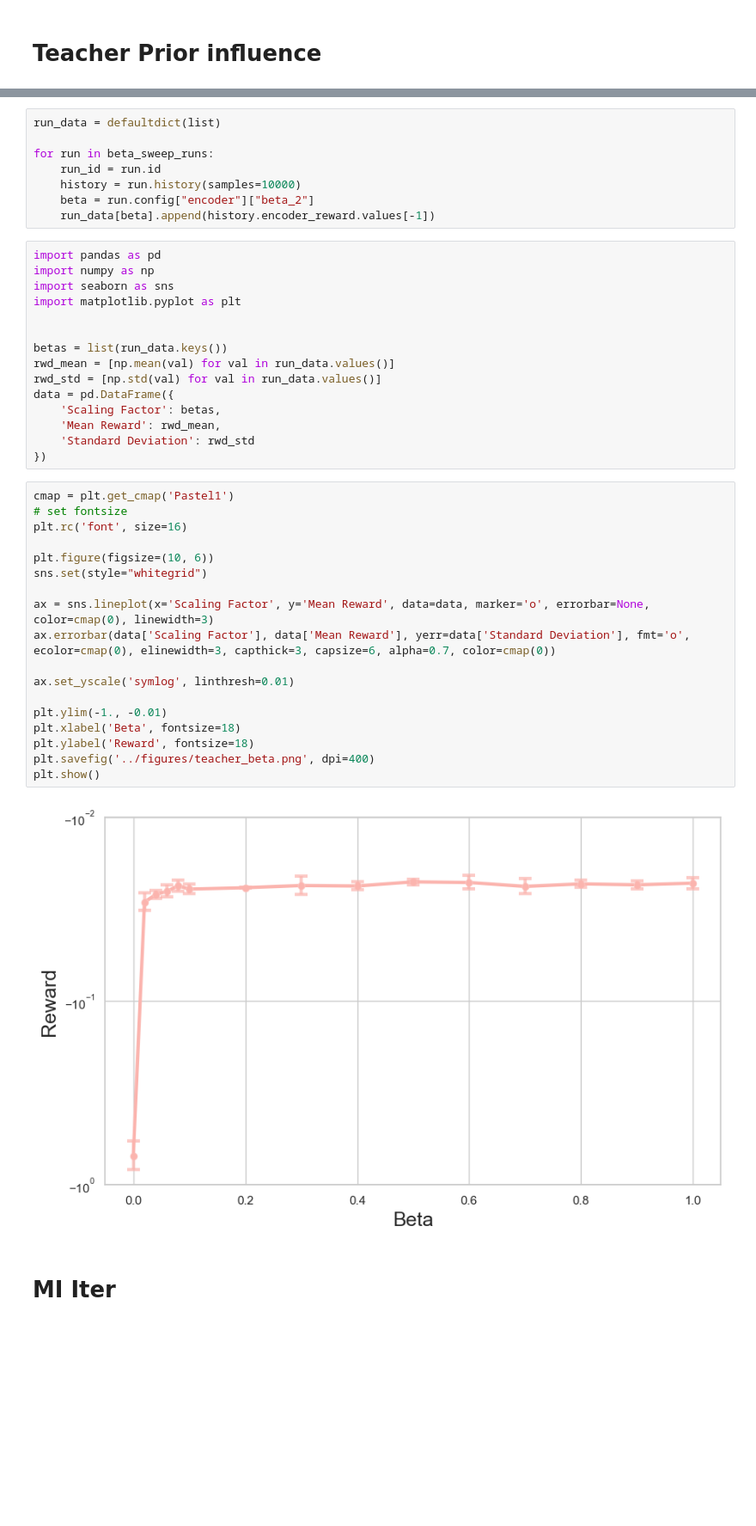
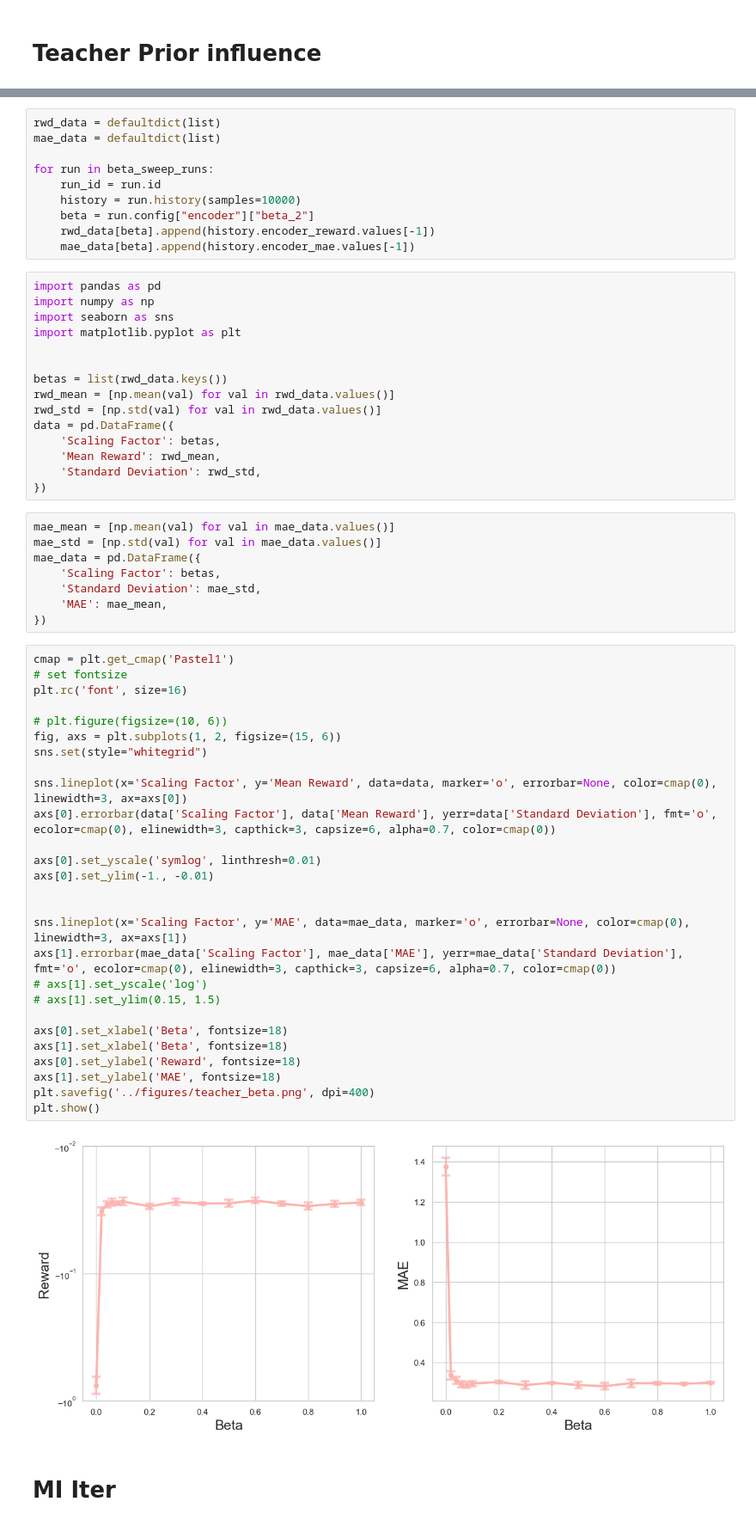
Before and after one commit to KilianFt/LIFT, a Jupyter notebook: notebooks/wandb_results_plots.ipynb, the cells around one changed output, grey strips where cells are left out. Shown at 86% size. Drawn from its saved outputs; the diff is of its cells as text; blank space fills up the shorter version.

```diff
--- a/notebooks/wandb_results_plots.ipynb
+++ b/notebooks/wandb_results_plots.ipynb
@@ -17,13 +17,15 @@ print(f"Found {len(beta_sweep_runs)} runs with the tag 'beta_sweep'.")
 # %% [output]
 Found 60 runs with the tag 'beta_sweep'.
 # %%
-run_data = defaultdict(list)
+rwd_data = defaultdict(list)
+mae_data = defaultdict(list)
 
 for run in beta_sweep_runs:
     run_id = run.id
     history = run.history(samples=10000)
     beta = run.config["encoder"]["beta_2"]
-    run_data[beta].append(history.encoder_reward.values[-1])
+    rwd_data[beta].append(history.encoder_reward.values[-1])
+    mae_data[beta].append(history.encoder_mae.values[-1])
 # %%
 import pandas as pd
 import numpy as np
@@ -31,34 +33,51 @@ import seaborn as sns
 import matplotlib.pyplot as plt
 
 
-betas = list(run_data.keys())
-rwd_mean = [np.mean(val) for val in run_data.values()]
-rwd_std = [np.std(val) for val in run_data.values()]
+betas = list(rwd_data.keys())
+rwd_mean = [np.mean(val) for val in rwd_data.values()]
+rwd_std = [np.std(val) for val in rwd_data.values()]
 data = pd.DataFrame({
     'Scaling Factor': betas,
     'Mean Reward': rwd_mean,
-    'Standard Deviation': rwd_std
+    'Standard Deviation': rwd_std,
 })
+# %%
+mae_mean = [np.mean(val) for val in mae_data.values()]
+mae_std = [np.std(val) for val in mae_data.values()]
+mae_data = pd.DataFrame({
+    'Scaling Factor': betas,
+    'Standard Deviation': mae_std,
+    'MAE': mae_mean,
+})
 # %%
 cmap = plt.get_cmap('Pastel1')
 # set fontsize
 plt.rc('font', size=16)
 
-plt.figure(figsize=(10, 6))
+# plt.figure(figsize=(10, 6))
+fig, axs = plt.subplots(1, 2, figsize=(15, 6))
 sns.set(style="whitegrid")
 
-ax = sns.lineplot(x='Scaling Factor', y='Mean Reward', data=data, marker='o', errorbar=None, color=cmap(0), linewidth=3)
-ax.errorbar(data['Scaling Factor'], data['Mean Reward'], yerr=data['Standard Deviation'], fmt='o', ecolor=cmap(0), elinewidth=3, capthick=3, capsize=6, alpha=0.7, color=cmap(0))
+sns.lineplot(x='Scaling Factor', y='Mean Reward', data=data, marker='o', errorbar=None, color=cmap(0), linewidth=3, ax=axs[0])
+axs[0].errorbar(data['Scaling Factor'], data['Mean Reward'], yerr=data['Standard Deviation'], fmt='o', ecolor=cmap(0), elinewidth=3, capthick=3, capsize=6, alpha=0.7, color=cmap(0))
 
-ax.set_yscale('symlog', linthresh=0.01)
+axs[0].set_yscale('symlog', linthresh=0.01)
+axs[0].set_ylim(-1., -0.01)
 
-plt.ylim(-1., -0.01)
-plt.xlabel('Beta', fontsize=18)
-plt.ylabel('Reward', fontsize=18)
+
+sns.lineplot(x='Scaling Factor', y='MAE', data=mae_data, marker='o', errorbar=None, color=cmap(0), linewidth=3, ax=axs[1])
+axs[1].errorbar(mae_data['Scaling Factor'], mae_data['MAE'], yerr=mae_data['Standard Deviation'], fmt='o', ecolor=cmap(0), elinewidth=3, capthick=3, capsize=6, alpha=0.7, color=cmap(0))
+# axs[1].set_yscale('log')
+# axs[1].set_ylim(0.15, 1.5)
+
+axs[0].set_xlabel('Beta', fontsize=18)
+axs[1].set_xlabel('Beta', fontsize=18)
+axs[0].set_ylabel('Reward', fontsize=18)
+axs[1].set_ylabel('MAE', fontsize=18)
 plt.savefig('../figures/teacher_beta.png', dpi=400)
 plt.show()
 # %% [output]
-[figure, old version]
+[figure, new version]
 # %% [markdown]
 # MI Iter
 # %%
```
Also changed, not shown: parts of 7 cells of this notebook.
